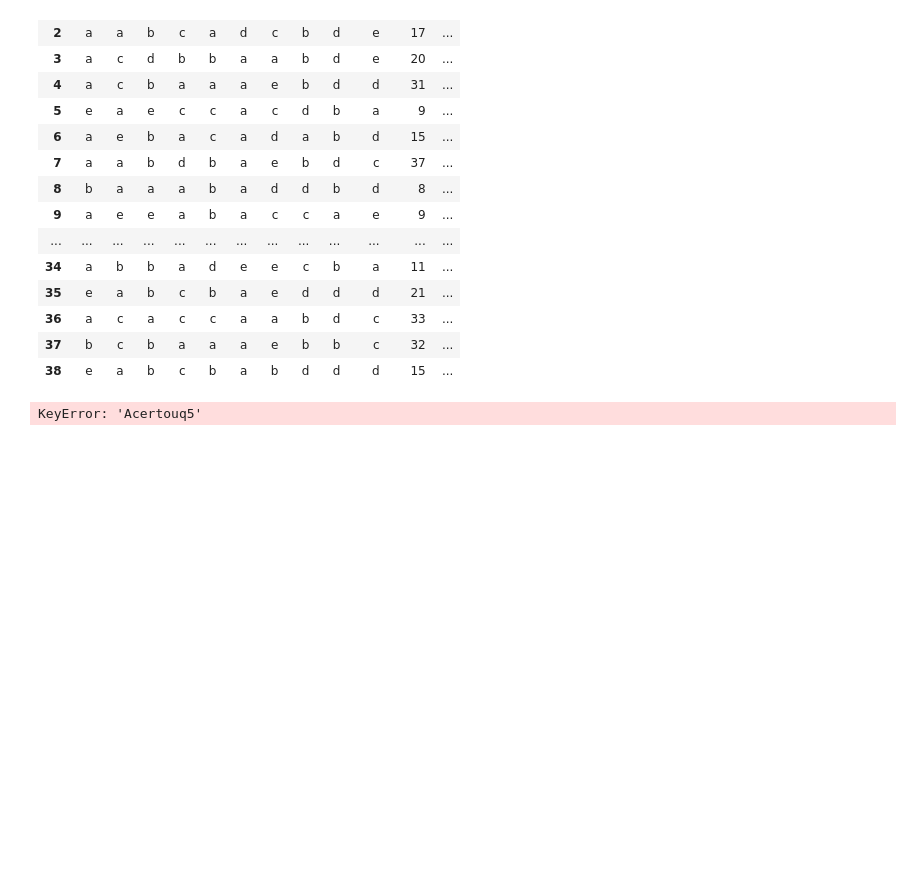
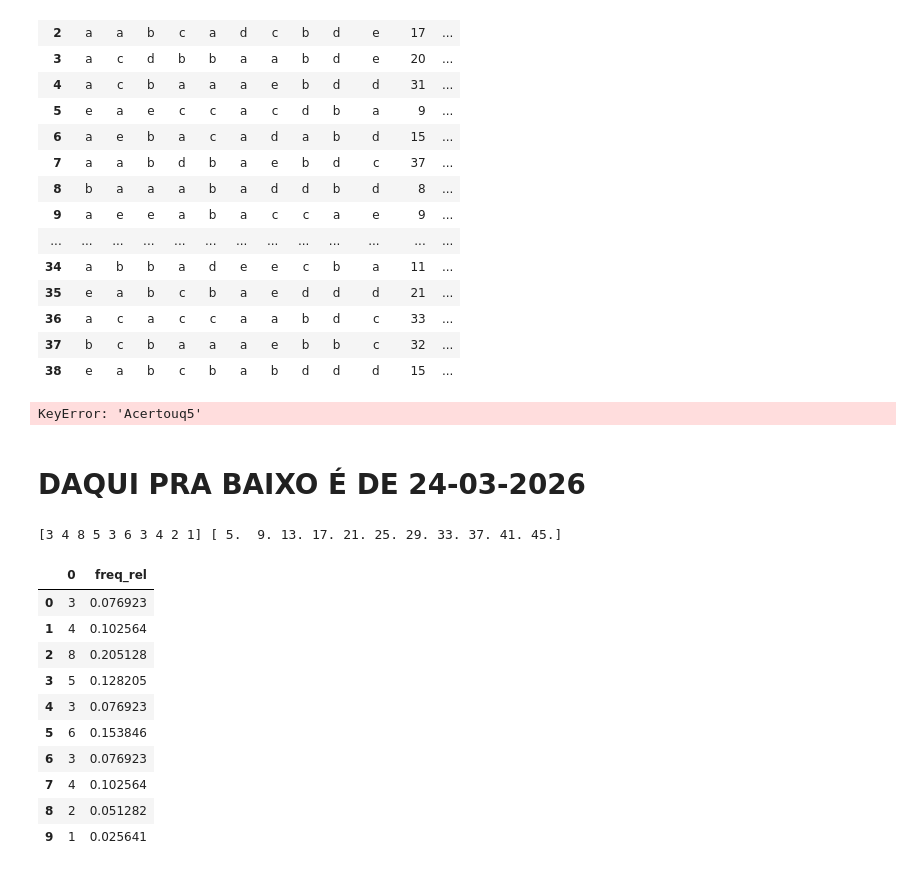
Before and after one commit to GabrDeme/2025-3S-3CD, a Jupyter notebook: aulas/23_03_2026_.ipynb, the cells around one changed output. Cells and saved outputs as stored; diff of their text form; code cells hidden in the pictures; blank space fills up the shorter version.

```diff
--- a/aulas/23_03_2026_.ipynb
+++ b/aulas/23_03_2026_.ipynb
@@ -153,3 +169,5 @@ tabela_contingencia = pd.crosstab(df['Acertouq5'], df['Nota_maior_5'], margin=Tr
 tabela_contingencia
 # %% [output]
 KeyError: 'Acertouq5'
+# %% [markdown]
+# DAQUI PRA BAIXO É DE 24-03-2026
@@ -155,0 +178,23 @@ KeyError: 'Acertouq5'
+# %%
+bins = [0, 2, 4, 6, 8, 10]
+
+counts, limitebin = np.histogram(notas)
+print(counts, limitebin)
+# %% [output]
+[3 4 8 5 3 6 3 4 2 1] [ 5.  9. 13. 17. 21. 25. 29. 33. 37. 41. 45.]
+# %%
+cdf = pd.DataFrame(counts)
+cdf['freq_rel'] = cdf[0]/np.sum(counts)
+cdf
+# %% [output]
+|  | 0 | freq_rel |
+| 0 | 3 | 0.076923 |
+| 1 | 4 | 0.102564 |
+| 2 | 8 | 0.205128 |
+| 3 | 5 | 0.128205 |
+| 4 | 3 | 0.076923 |
+| 5 | 6 | 0.153846 |
+| 6 | 3 | 0.076923 |
+| 7 | 4 | 0.102564 |
+| 8 | 2 | 0.051282 |
+| 9 | 1 | 0.025641 |
```
Also changed, not shown: parts of 8 cells of this notebook, 1 other file.
